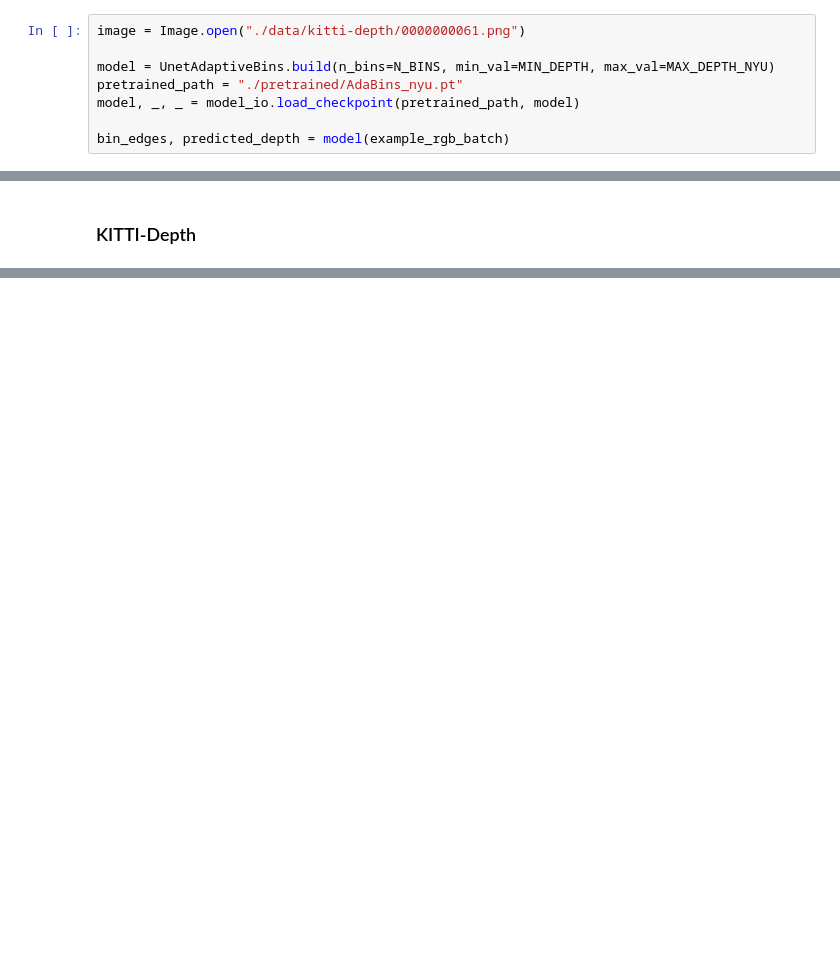
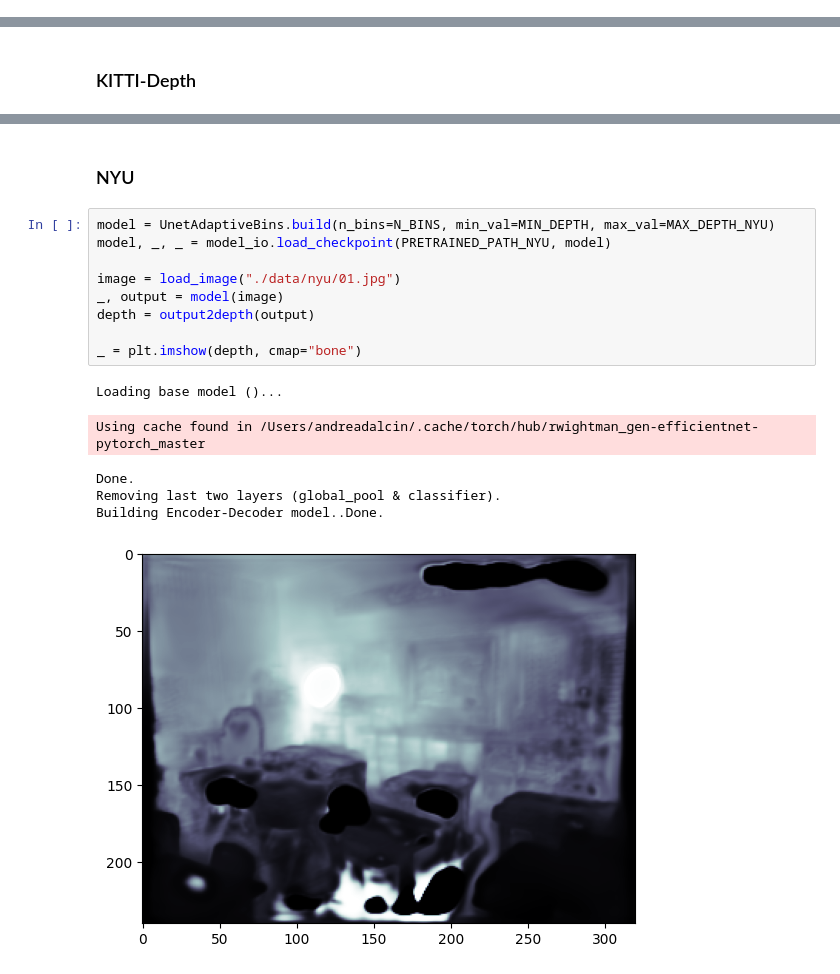
Before and after one commit to andreadalcin/DNN3D, a Jupyter notebook: monodepth.ipynb, the cells around one changed output, grey strips where cells are left out. Saved outputs shown, nothing was run; the diff lists cells and outputs as text; blank space fills up the shorter version.

```diff
--- a/monodepth.ipynb
+++ b/monodepth.ipynb
@@ -13,8 +17,0 @@ N_BINS = 256
-# %%
-image = Image.open("./data/kitti-depth/0000000061.png")
-
-model = UnetAdaptiveBins.build(n_bins=N_BINS, min_val=MIN_DEPTH, max_val=MAX_DEPTH_NYU)
-pretrained_path = "./pretrained/AdaBins_nyu.pt"
-model, _, _ = model_io.load_checkpoint(pretrained_path, model)
-
-bin_edges, predicted_depth = model(example_rgb_batch)
@@ -30,0 +47,18 @@ bin_edges, predicted_depth = model(example_rgb_batch)
+# %% [markdown]
+### NYU
+# %%
+model = UnetAdaptiveBins.build(n_bins=N_BINS, min_val=MIN_DEPTH, max_val=MAX_DEPTH_NYU)
+model, _, _ = model_io.load_checkpoint(PRETRAINED_PATH_NYU, model)
+
+image = load_image("./data/nyu/01.jpg")
+_, output = model(image)
+depth = output2depth(output)
+
+_ = plt.imshow(depth, cmap="bone")
+# %% [output]
+Loading base model ()...
+Using cache found in /Users/andreadalcin/.cache/torch/hub/rwightman_gen-efficientnet-pytorch_master
+Done.
+Removing last two layers (global_pool & classifier).
+Building Encoder-Decoder model..Done.
+[figure, added]
```
Also changed, not shown: parts of 8 cells of this notebook, 3 other files.
